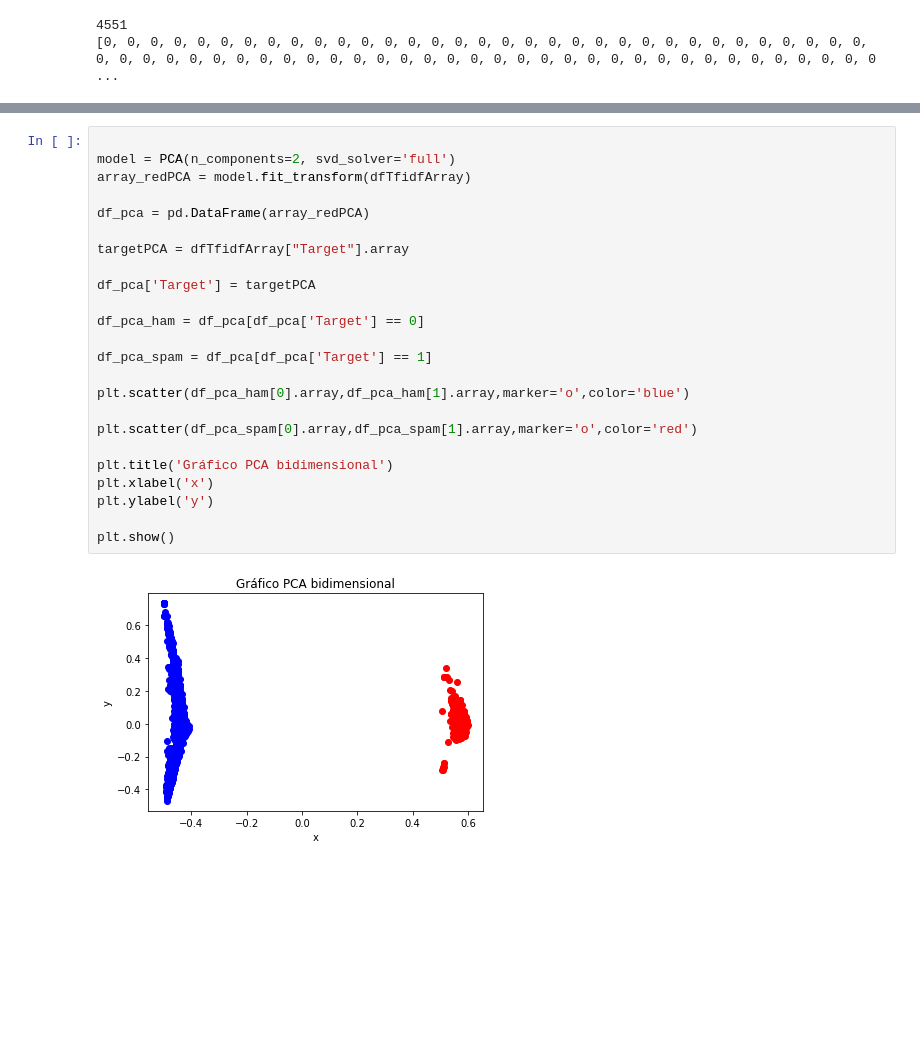
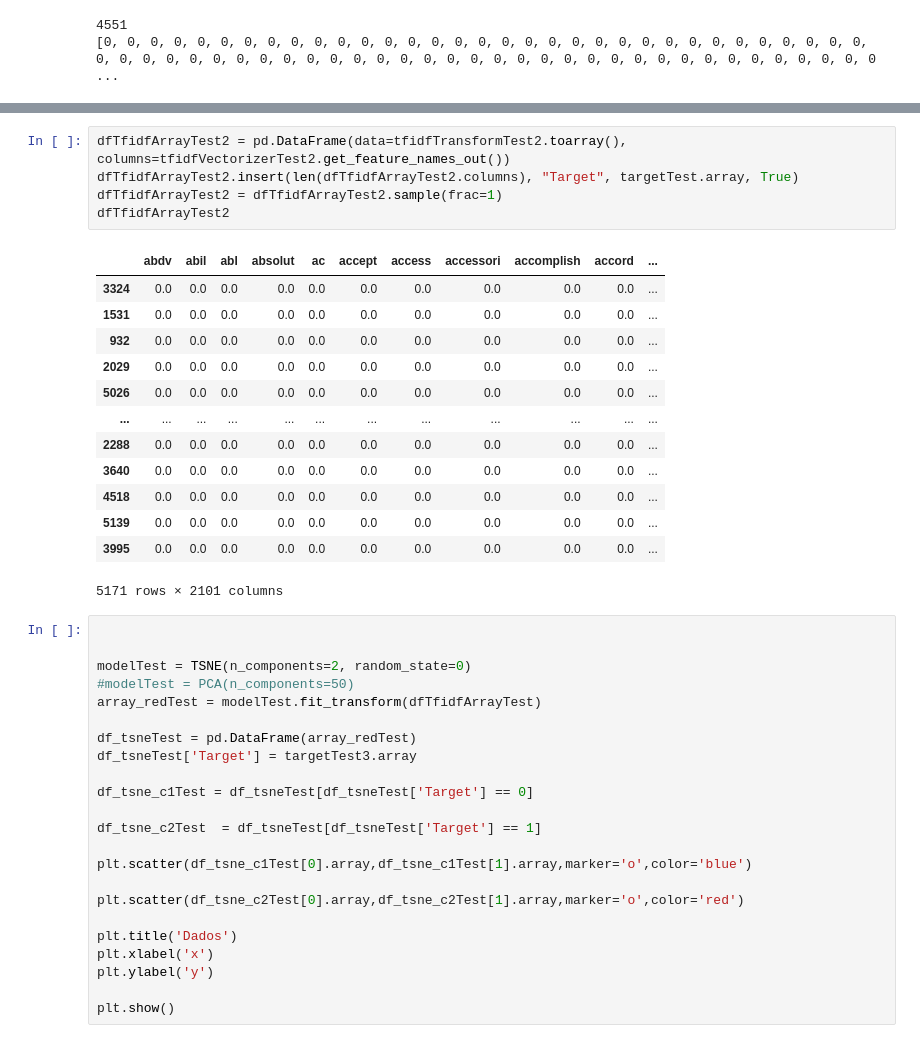
Before and after one commit to PlayerGhost/ciencia_de_dados_data_analysis, a Jupyter notebook: email_classification.ipynb, the cells around one changed output, grey strips where cells are left out. Drawn from its saved outputs; the diff is of its cells as text; blank space fills up the shorter version.

```diff
--- a/email_classification.ipynb
+++ b/email_classification.ipynb
@@ -358,26 +670,42 @@ plt.show()
+# %%
+dfTfidfArrayTest2 = pd.DataFrame(data=tfidfTransformTest2.toarray(), columns=tfidfVectorizerTest2.get_feature_names_out())
+dfTfidfArrayTest2.insert(len(dfTfidfArrayTest2.columns), "Target", targetTest.array, True)
+dfTfidfArrayTest2 = dfTfidfArrayTest2.sample(frac=1)
+dfTfidfArrayTest2
+# %% [output]
+|  | abdv | abil | abl | absolut | ac | accept | access | accessori | accomplish | accord | ... |
+| 3324 | 0.0 | 0.0 | 0.0 | 0.0 | 0.0 | 0.0 | 0.0 | 0.0 | 0.0 | 0.0 | ... |
+| 1531 | 0.0 | 0.0 | 0.0 | 0.0 | 0.0 | 0.0 | 0.0 | 0.0 | 0.0 | 0.0 | ... |
+| 932 | 0.0 | 0.0 | 0.0 | 0.0 | 0.0 | 0.0 | 0.0 | 0.0 | 0.0 | 0.0 | ... |
+| 2029 | 0.0 | 0.0 | 0.0 | 0.0 | 0.0 | 0.0 | 0.0 | 0.0 | 0.0 | 0.0 | ... |
+| 5026 | 0.0 | 0.0 | 0.0 | 0.0 | 0.0 | 0.0 | 0.0 | 0.0 | 0.0 | 0.0 | ... |
+| ... | ... | ... | ... | ... | ... | ... | ... | ... | ... | ... | ... |
+| 2288 | 0.0 | 0.0 | 0.0 | 0.0 | 0.0 | 0.0 | 0.0 | 0.0 | 0.0 | 0.0 | ... |
+| 3640 | 0.0 | 0.0 | 0.0 | 0.0 | 0.0 | 0.0 | 0.0 | 0.0 | 0.0 | 0.0 | ... |
+| 4518 | 0.0 | 0.0 | 0.0 | 0.0 | 0.0 | 0.0 | 0.0 | 0.0 | 0.0 | 0.0 | ... |
+| 5139 | 0.0 | 0.0 | 0.0 | 0.0 | 0.0 | 0.0 | 0.0 | 0.0 | 0.0 | 0.0 | ... |
+| 3995 | 0.0 | 0.0 | 0.0 | 0.0 | 0.0 | 0.0 | 0.0 | 0.0 | 0.0 | 0.0 | ... |
+5171 rows × 2101 columns
 # %%
 
-model = PCA(n_components=2, svd_solver='full')
-array_redPCA = model.fit_transform(dfTfidfArray)
 
-df_pca = pd.DataFrame(array_redPCA)
+modelTest = TSNE(n_components=2, random_state=0)
+#modelTest = PCA(n_components=50)
+array_redTest = modelTest.fit_transform(dfTfidfArrayTest)
 
-targetPCA = dfTfidfArray["Target"].array
+df_tsneTest = pd.DataFrame(array_redTest)
+df_tsneTest['Target'] = targetTest3.array
 
-df_pca['Target'] = targetPCA
+df_tsne_c1Test = df_tsneTest[df_tsneTest['Target'] == 0]
 
-df_pca_ham = df_pca[df_pca['Target'] == 0]
+df_tsne_c2Test  = df_tsneTest[df_tsneTest['Target'] == 1]
 
-df_pca_spam = df_pca[df_pca['Target'] == 1]
+plt.scatter(df_tsne_c1Test[0].array,df_tsne_c1Test[1].array,marker='o',color='blue')
 
-plt.scatter(df_pca_ham[0].array,df_pca_ham[1].array,marker='o',color='blue')
+plt.scatter(df_tsne_c2Test[0].array,df_tsne_c2Test[1].array,marker='o',color='red')
 
-plt.scatter(df_pca_spam[0].array,df_pca_spam[1].array,marker='o',color='red')
-
-plt.title('Gráfico PCA bidimensional')
+plt.title('Dados')
 plt.xlabel('x')
 plt.ylabel('y')
 
 plt.show()
-# %% [output]
-[figure, removed]
```
Also changed, not shown: parts of 58 cells of this notebook.
